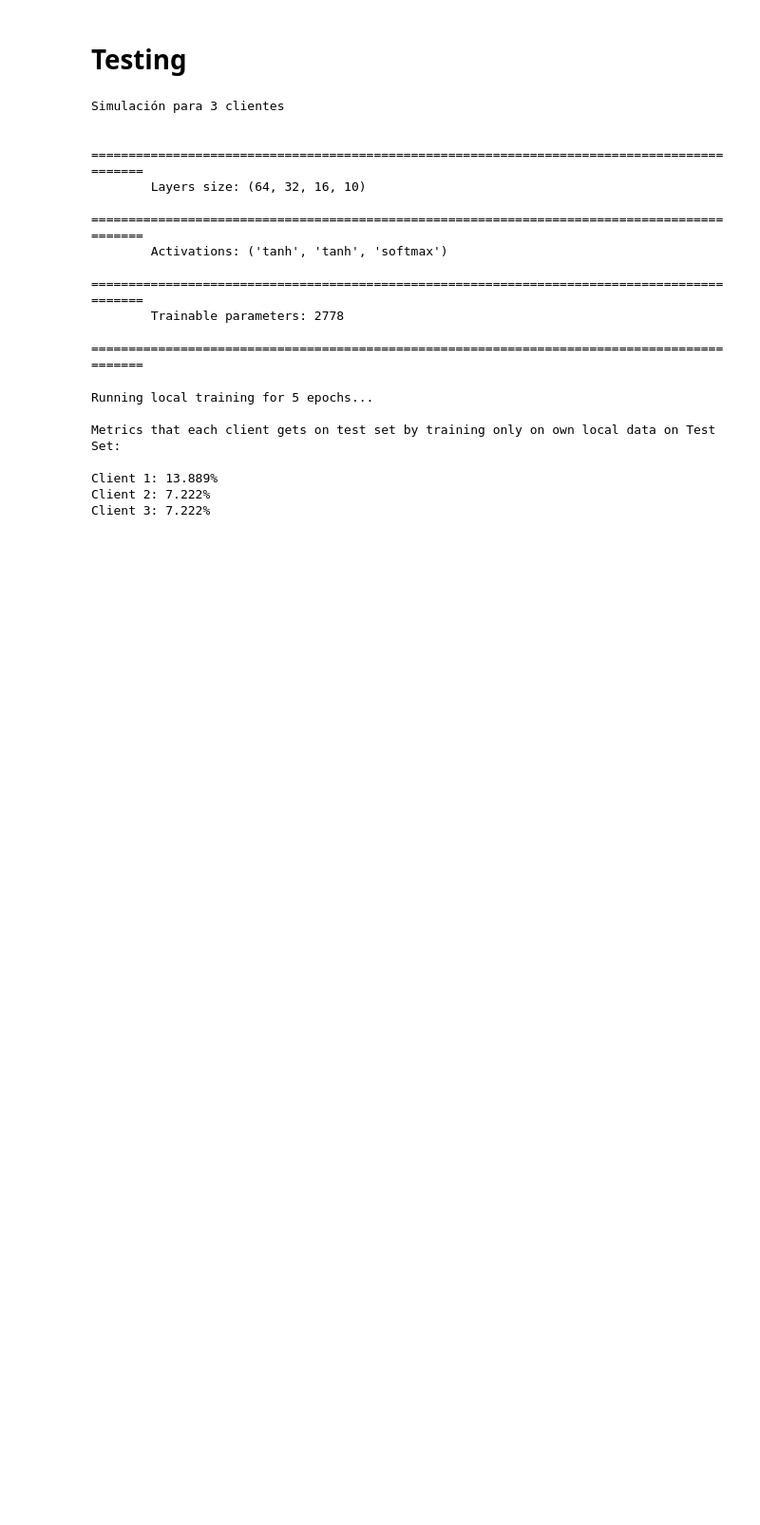
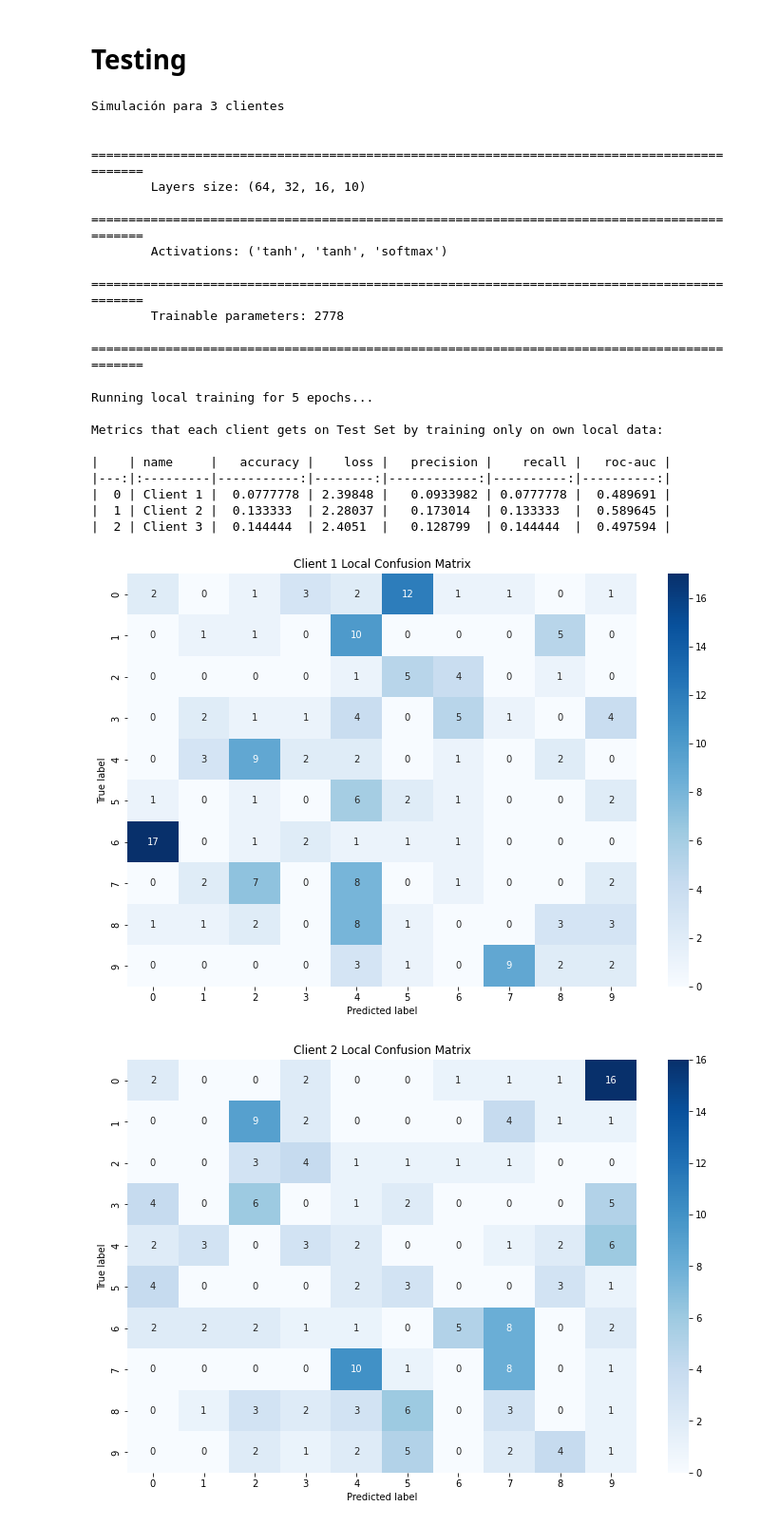
Before and after one commit to camaranto/msc_thesis, a Jupyter notebook: src/protocol.ipynb, the cells around one changed output. Shown at 95% size. Cells and saved outputs as stored; diff of their text form; code cells hidden in the pictures; blank space fills up the shorter version.

Commit message:
Feat: Added metrics calculus and plot of confusion matrices

```diff
--- a/src/protocol.ipynb
+++ b/src/protocol.ipynb
@@ -41,12 +43,16 @@ Simulación para 3 clientes
         Trainable parameters: 2778
         ============================================================================================
 # %%
-simulation.run_local()
+simulation.run_local(plot=True)
 # %% [output]
 Running local training for 5 epochs...
 
-Metrics that each client gets on test set by training only on own local data on Test Set:
+Metrics that each client gets on Test Set by training only on own local data:
 
-Client 1: 13.889%
-Client 2: 7.222%
-Client 3: 7.222%
+|    | name     |   accuracy |    loss |   precision |    recall |   roc-auc |
+|---:|:---------|-----------:|--------:|------------:|----------:|----------:|
+|  0 | Client 1 |  0.0777778 | 2.39848 |   0.0933982 | 0.0777778 |  0.489691 |
+|  1 | Client 2 |  0.133333  | 2.28037 |   0.173014  | 0.133333  |  0.589645 |
+|  2 | Client 3 |  0.144444  | 2.4051  |   0.128799  | 0.144444  |  0.497594 |
+[figure, added]
+[figure, added]
```
Also changed, not shown: parts of 3 cells of this notebook, 3 other files.
